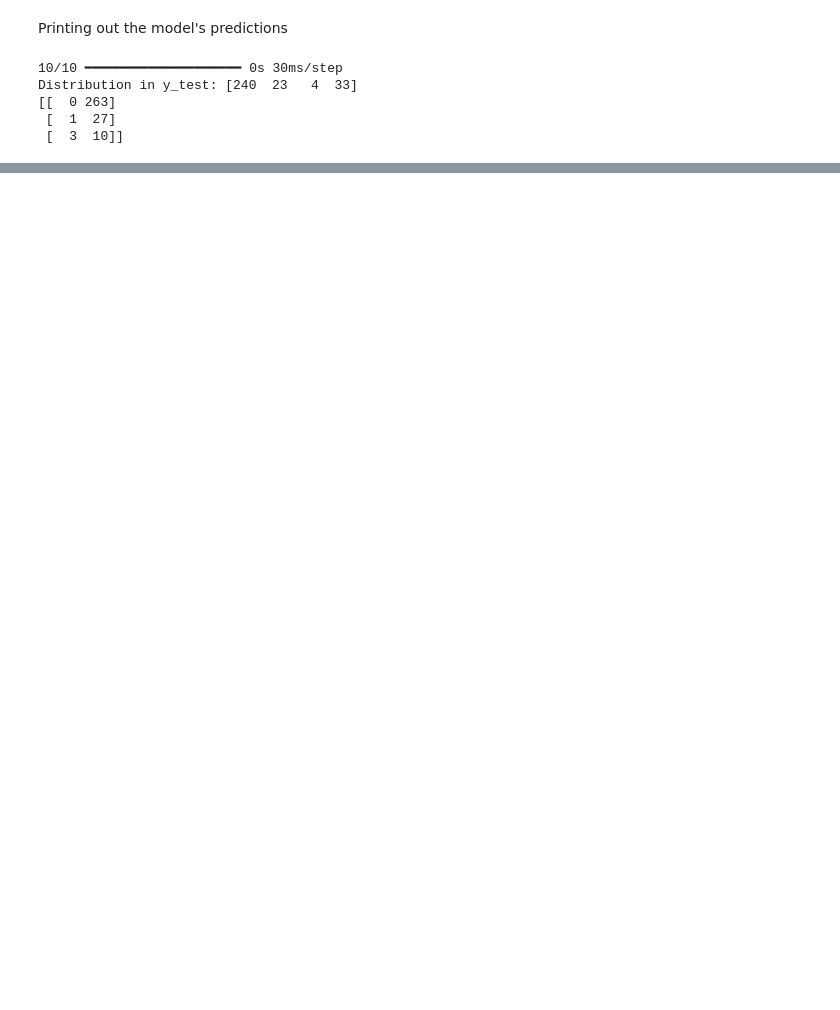
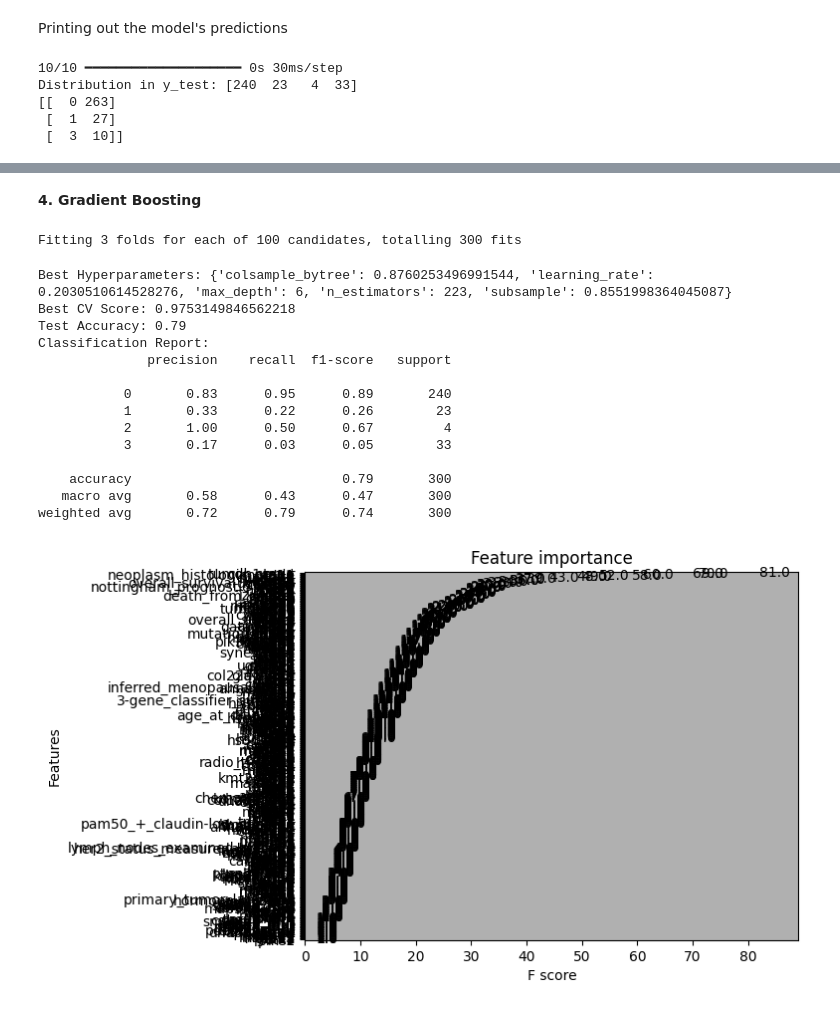
Before and after one commit to RagheedBahmad/Breast-Cancer-Classification-Model, a Jupyter notebook: CancerClassificationModel.ipynb, the cells around one changed output, grey strips where cells are left out. Drawn from its saved outputs; the diff is of its cells as text; code cells hidden in the pictures; blank space fills up the shorter version.

```diff
--- a/CancerClassificationModel.ipynb
+++ b/CancerClassificationModel.ipynb
@@ -214,0 +349,60 @@ Distribution in y_test: [240  23   4  33]
+# %% [markdown]
+**4. Gradient Boosting**
+# %%
+from xgboost import XGBClassifier, plot_importance
+from sklearn.metrics import accuracy_score, classification_report
+from sklearn.model_selection import RandomizedSearchCV
+from scipy.stats import uniform, randint
+import matplotlib.pyplot as plt
+
+# Initialize the XGBoost Classifier
+xgb_model = XGBClassifier(use_label_encoder=False, eval_metric='mlogloss')
+
+# Define the parameter distributions to sample from
+param_dist = {
+    'max_depth': randint(3, 10),  # Random integers between 3 and 10
+    'learning_rate': uniform(0.01, 0.2),  # Uniform distribution from 0.01 to 0.21
+    'n_estimators': randint(100, 300),  # Random integers between 100 and 300
+    'subsample': uniform(0.8, 0.2),  # Uniform distribution from 0.8 to 1.0
+    'colsample_bytree': uniform(0.7, 0.3)  # Uniform distribution from 0.7 to 1.0
+}
+
+# Randomized search on hyper parameters
+random_search = RandomizedSearchCV(xgb_model, param_distributions=param_dist, n_iter=100, scoring='accuracy', cv=3, verbose=1, n_jobs=-1, random_state=42)
+random_search.fit(X_train, y_train)
+
+# Best parameters and score
+best_params = random_search.best_params_
+best_score = random_search.best_score_
+print("Best Hyperparameters:", best_params)
+print("Best CV Score:", best_score)
+
+# Predict and evaluate using the best estimator
+y_pred_test = random_search.best_estimator_.predict(X_test)
+test_accuracy = accuracy_score(y_test, y_pred_test)
+print("Test Accuracy:", test_accuracy)
+
+# Classification report
+print("Classification Report:")
+print(classification_report(y_test, y_pred_test))
+
+# Plot feature importance
+plot_importance(random_search.best_estimator_, importance_type='weight')
+plt.show()
+# %% [output]
+Fitting 3 folds for each of 100 candidates, totalling 300 fits
+Best Hyperparameters: {'colsample_bytree': 0.8760253496991544, 'learning_rate': 0.2030510614528276, 'max_depth': 6, 'n_estimators': 223, 'subsample': 0.8551998364045087}
+Best CV Score: 0.9753149846562218
+Test Accuracy: 0.79
+Classification Report:
+              precision    recall  f1-score   support
+
+           0       0.83      0.95      0.89       240
+           1       0.33      0.22      0.26        23
+           2       1.00      0.50      0.67         4
+           3       0.17      0.03      0.05        33
+
+    accuracy                           0.79       300
+   macro avg       0.58      0.43      0.47       300
+weighted avg       0.72      0.79      0.74       300
+[figure, added]
```
Also changed, not shown: parts of 18 cells of this notebook, 1 other file.
